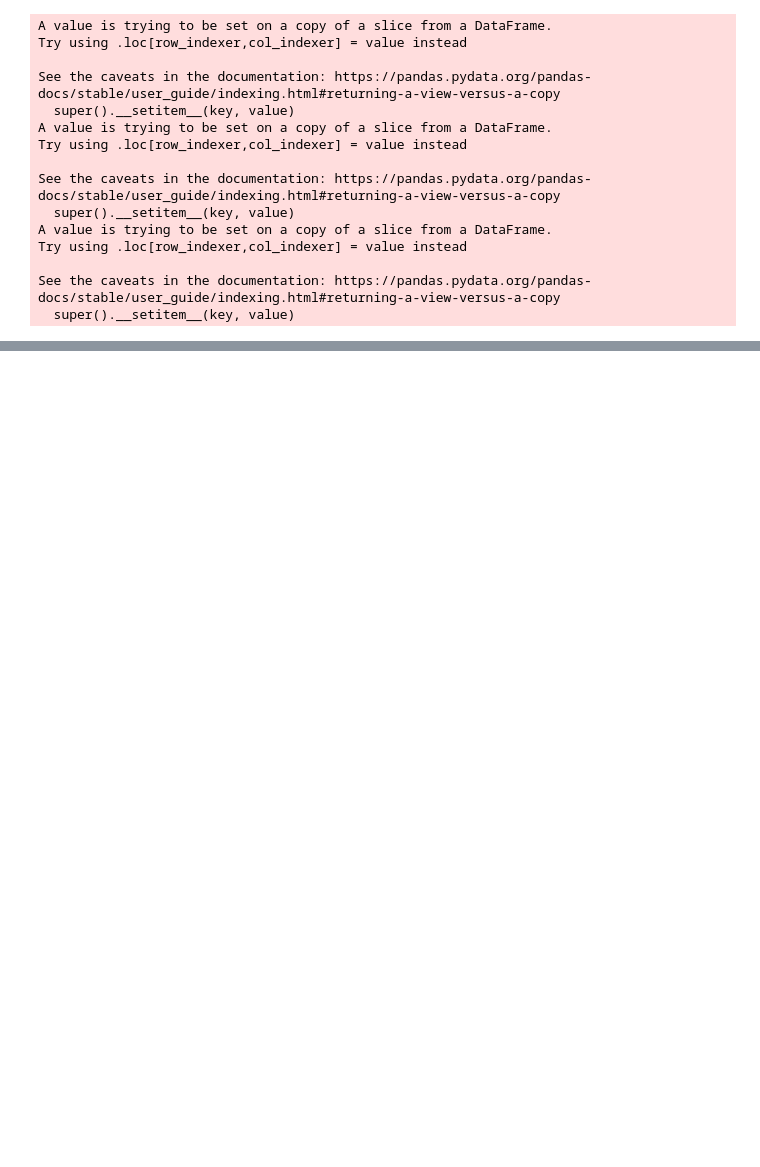
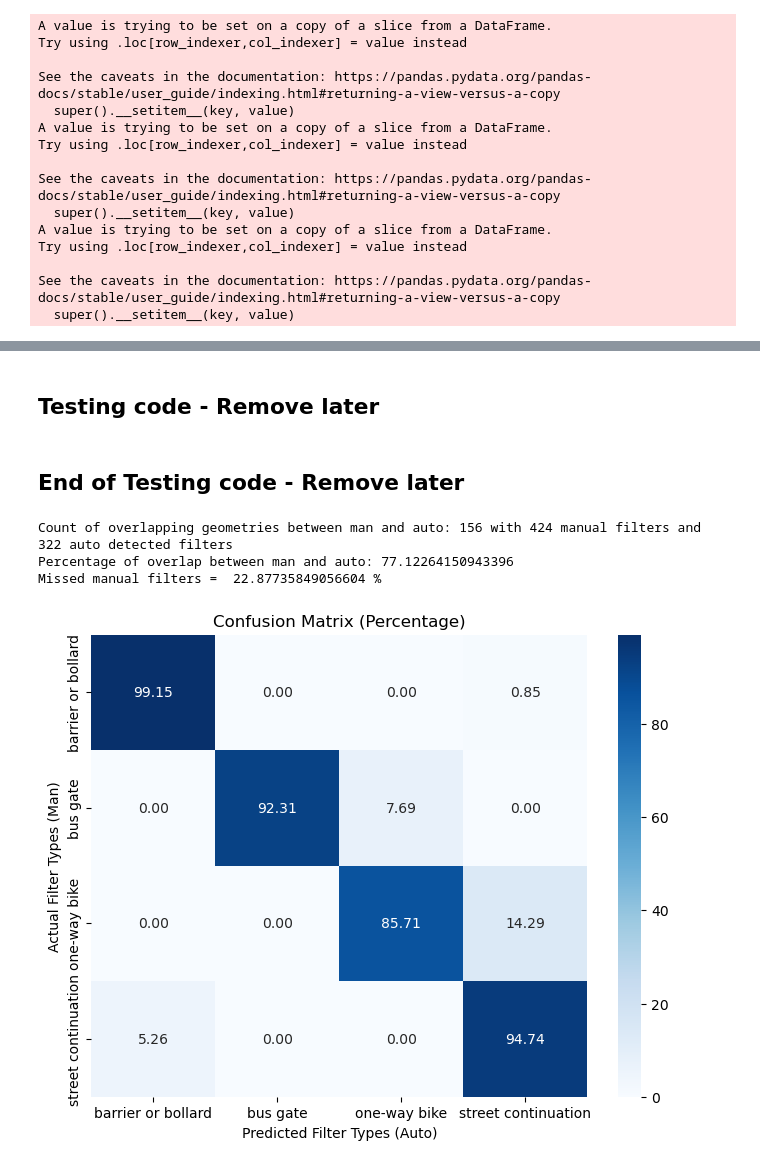
Before and after one commit to Froguin99/LTN-Detection, a Jupyter notebook: filter_classification_accuracy_assesment.ipynb, the cells around one changed output, grey strips where cells are left out. Cells and saved outputs as stored; diff of their text form; code cells hidden in the pictures; blank space fills up the shorter version.

```diff
--- a/filter_classification_accuracy_assesment.ipynb
+++ b/filter_classification_accuracy_assesment.ipynb
@@ -498,0 +377,2 @@ Accuracy for street continuation_to_street continuation: 78.04878048780488%
+# %% [markdown]
+## Testing code - Remove later
@@ -498,0 +393,2 @@ Accuracy for street continuation_to_street continuation: 78.04878048780488%
+# %% [markdown]
+## End of Testing code - Remove later
@@ -499 +398,72 @@ Accuracy for street continuation_to_street continuation: 78.04878048780488%
+# %%
+
+
+
+# Perform spatial join to find the overlapping geometries
+overlap = gpd.sjoin(man, auto, how="inner", op='intersects')
+
+# Group overlapping geometries by their index in the "auto" GeoDataFrame and count occurrences
+overlap_counts = overlap.groupby('index_right').size()
+
+# Filter out instances where there are multiple overlapping geometries
+filtered_overlap_counts = overlap_counts[overlap_counts == 1]
+
+# Calculate the count and percentage of overlapping geometries
+total_overlap_count = len(filtered_overlap_counts)
+
+
+
+## find missed manual filters
+#Perform a left spatial join to find the geometries in "man" that do not overlap with any geometries in "auto"
+opposite_overlap = gpd.sjoin(man, auto, how="left", op='intersects')
+
+# Filter out the rows where the geometry from "man" does not have a corresponding geometry from "auto"
+missed_man = opposite_overlap[opposite_overlap['index_right'].isna()]
+missed_man_percentage = (len(missed_man) / len(man)) * 100
+overlap_percentage = 100 - missed_man_percentage
+
+
+print("Count of overlapping geometries between man and auto:", total_overlap_count, "with", len(man), "manual filters and", len(auto), "auto detected filters")
+print("Percentage of overlap between man and auto:", overlap_percentage)
+print("Missed manual filters = ", missed_man_percentage,"%")
+# %% [output]
+Count of overlapping geometries between man and auto: 156 with 424 manual filters and 322 auto detected filters
+Percentage of overlap between man and auto: 77.12264150943396
+Missed manual filters =  22.87735849056604 %
+# %%
+import geopandas as gpd
+from sklearn.metrics import confusion_matrix
+import matplotlib.pyplot as plt
+import seaborn as sns
+import numpy as np
+
+# Assuming you have GeoDataFrames called "man" and "auto"
+
+# Perform spatial join to find the overlapping geometries
+overlap = gpd.sjoin(man, auto, how="inner", op='intersects')
+
+# Filter out instances where there are multiple overlapping geometries
+filtered_overlap = overlap.groupby('index_right').filter(lambda x: len(x) == 1)
+
+# Get the filter_type values for the filtered_overlap
+man_filter_types = filtered_overlap['filter_type_left']
+auto_filter_types = filtered_overlap['filter_type_right']
+
+# Create a confusion matrix
+conf_matrix = confusion_matrix(man_filter_types, auto_filter_types, labels=['barrier or bollard', 'bus gate', 'one-way bike', 'street continuation'])
+
+# Normalize the confusion matrix to get percentages
+conf_matrix_norm = conf_matrix.astype('float') / conf_matrix.sum(axis=1)[:, np.newaxis] * 100
+
+# Visualize the confusion matrix
+plt.figure(figsize=(8, 6))
+sns.heatmap(conf_matrix_norm, annot=True, fmt='.2f', cmap='Blues',
+            xticklabels=['barrier or bollard', 'bus gate', 'one-way bike', 'street continuation'],
+            yticklabels=['barrier or bollard', 'bus gate', 'one-way bike', 'street continuation'])
+plt.xlabel('Predicted Filter Types (Auto)')
+plt.ylabel('Actual Filter Types (Man)')
+plt.title('Confusion Matrix (Percentage)')
+plt.show()
+# %% [output]
+[figure, added]
 # %%
```
Also changed, not shown: parts of 26 cells of this notebook.
